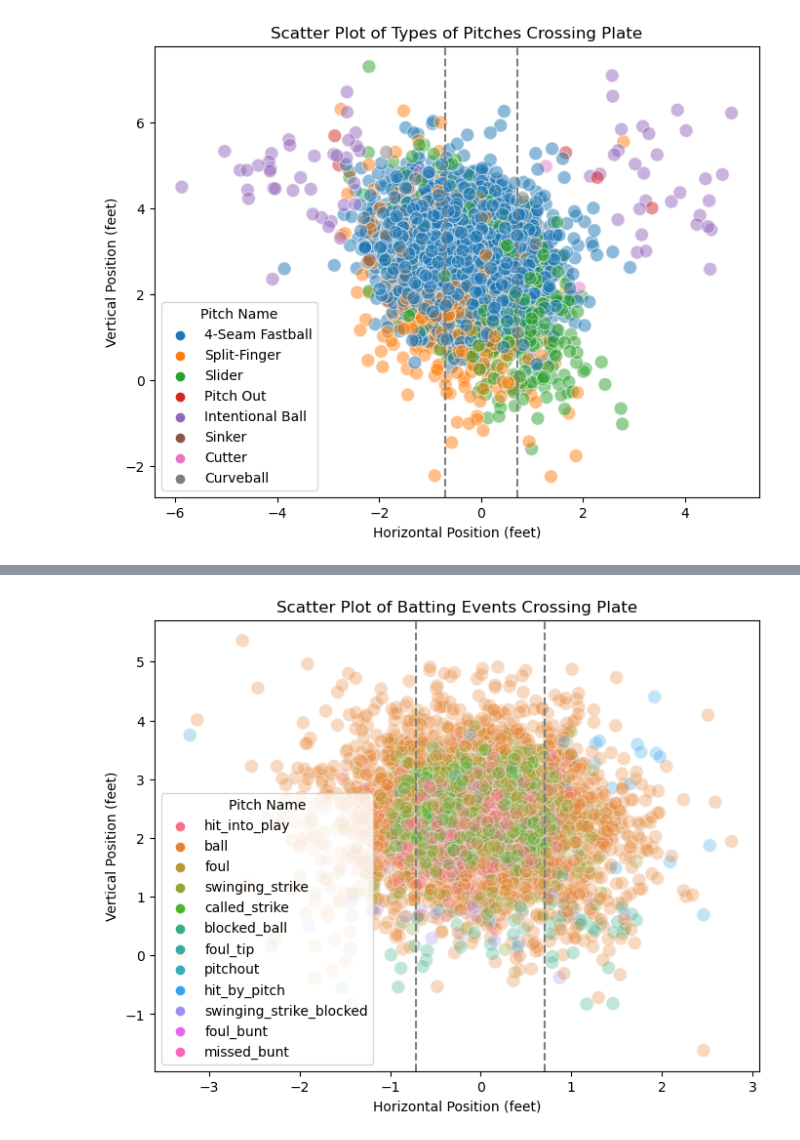
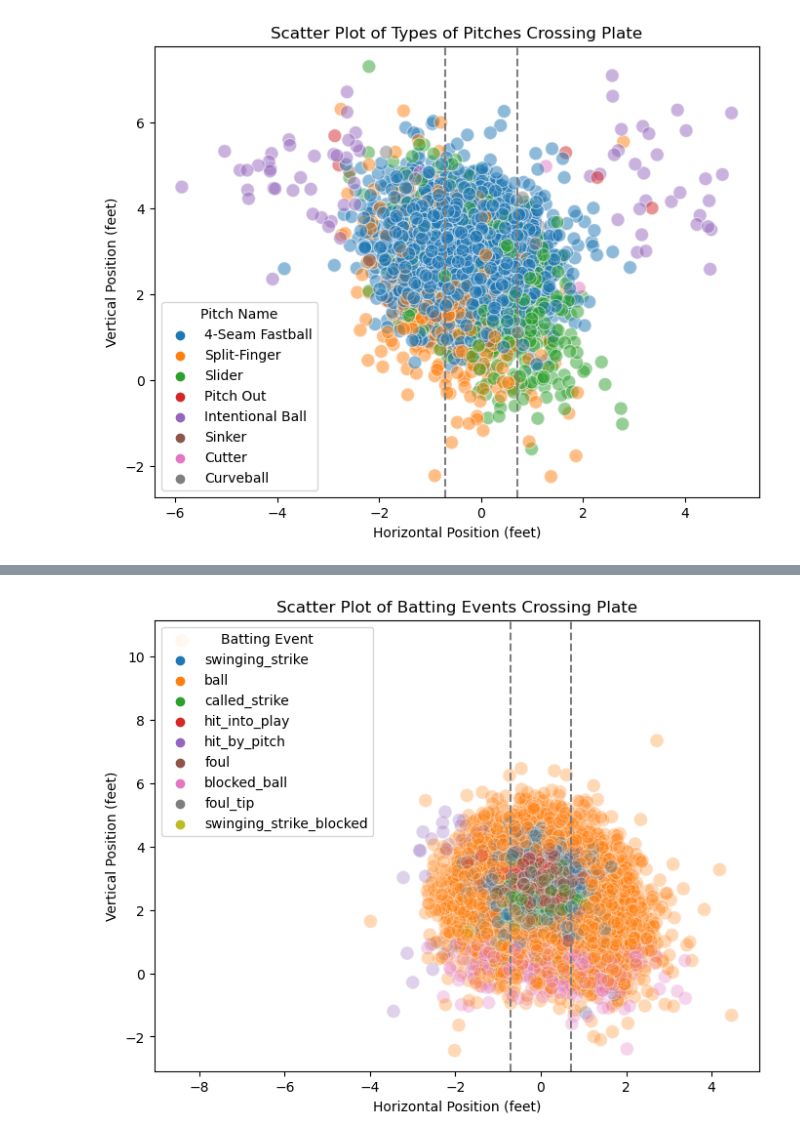
Before and after one commit to roshankern/MLB_Metrics_DS, a Jupyter notebook: helpers_example.ipynb, the cells around one changed output, grey strips where cells are left out. Saved outputs shown, nothing was run; the diff lists cells and outputs as text; code cells hidden in the pictures.

```diff
--- a/helpers_example.ipynb
+++ b/helpers_example.ipynb
@@ -51,16 +78,14 @@ plt.show()
 # %%
 # get batter data
-carroll_id = mlb_metrics_helpers.player_id("Carroll", "Corbin")
-carroll_general_stats = mlb_metrics_helpers.player_general_metrics(carroll_id, timeline_type="career")
-carroll_timeline = mlb_metrics_helpers.parse_career_timeline(carroll_general_stats)
+judge_id = mlb_metrics_helpers.player_id("Judge", "Aaron")
+judge_general_stats = mlb_metrics_helpers.player_general_metrics(judge_id, timeline_type="career")
+judge_timeline = mlb_metrics_helpers.parse_career_timeline(judge_general_stats)
+judge_specific_stats = mlb_metrics_helpers.player_specific_metrics(
+    judge_id,
+    metric_type="batting",
+    start_dt=judge_timeline[0],
+    end_dt=judge_timeline[1],
+)
 
-carroll_specific_stats = mlb_metrics_helpers.player_specific_metrics(
-    carroll_id,
-    metric_type="batting",
-    start_dt=carroll_timeline[0],
-    end_dt=carroll_timeline[1],
-)
-carroll_plate_crossing_metrics = mlb_metrics_helpers.plate_crossing_metrics(carroll_specific_stats)
-
-carroll_plate_crossing_metrics
+judge_specific_stats
 # %% [output]
@@ -68,24 +106,28 @@ NameError: name 'mlb_metrics_helpers' is not defined
 # %%
 # get location data for batting events crossing the plate
-description_locations = carroll_plate_crossing_metrics[['description', 'plate_x', 'plate_z']]
+judge_plate_crossing_metrics = judge_specific_stats[
+        ~judge_specific_stats["plate_x"].isna()
+        & ~judge_specific_stats["plate_z"].isna()
+    ]
+description_locations = judge_plate_crossing_metrics[['description', 'plate_x', 'plate_z']]
 
 # Set up the plot
 plt.figure(figsize=(8, 6))
 
 # Create scatter plot
 sns.scatterplot(data=description_locations, x="plate_x", y="plate_z", hue="description", s=100, alpha=0.3)
 
 # Customize the axes
 plt.axvline(x=-0.71, color='gray', linestyle='--')  # left bound of strike zone (17 inches / 2)
 plt.axvline(x=0.71, color='gray', linestyle='--')  # right bound of strike zone (17 inches / 2)
 
 # Add labels and legend
 plt.title("Scatter Plot of Batting Events Crossing Plate")
 plt.xlabel("Horizontal Position (feet)")
 plt.ylabel("Vertical Position (feet)")
-plt.legend(title="Pitch Name")
+plt.legend(title="Batting Event")
 
 # Show plot
 plt.show()
 # %% [output]
-[figure, old version]
+[figure, new version]
```
Also changed, not shown: parts of 10 cells of this notebook, 1 other file.
